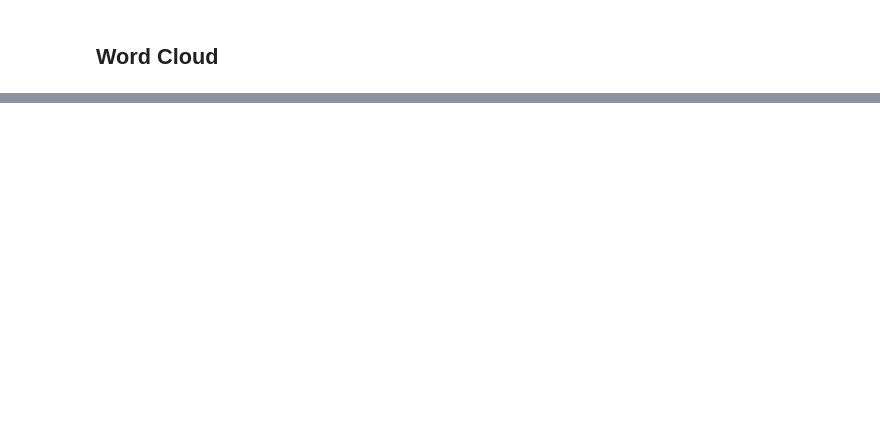
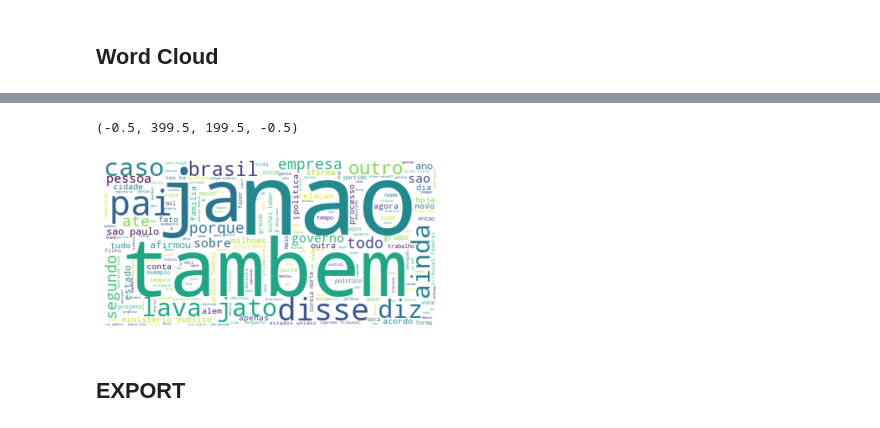
Before and after one commit to limagbz/fake-news-ptBR, a Jupyter notebook: notebooks/5 - Exploratory Data Analysis.ipynb, the cells around one changed output, grey strips where cells are left out. Drawn from its saved outputs; the diff is of its cells as text; code cells hidden in the pictures; blank space fills up the shorter version.

```diff
--- a/notebooks/5 - Exploratory Data Analysis.ipynb
+++ b/notebooks/5 - Exploratory Data Analysis.ipynb
@@ -256,7 +232,9 @@ list_of_words_true = [word for word in list_of_words_true.split(" ") if word not
 # %%
-from wordcloud import WordCloud
-SAVEFIG_FOLDER = REPORTS_PATH
-wordcloud = WordCloud(max_words=1000, background_color="white").generate(" ".join(list_of_words_true))
-plt.imshow(wordcloud, interpolation='bilinear')
+true_wordcloud = WordCloud(max_words=1000, background_color="white").generate(" ".join(list_of_words_true))
+plt.imshow(true_wordcloud, interpolation='bilinear')
 plt.axis("off")
-wordcloud.to_file(SAVEFIG_FOLDER/'wordcloudtrue.png')
+# %% [output]
+(-0.5, 399.5, 199.5, -0.5)
+[figure, added]
+# %% [markdown]
+## EXPORT
```
Also changed, not shown: parts of 46 cells of this notebook, 5 other files.
